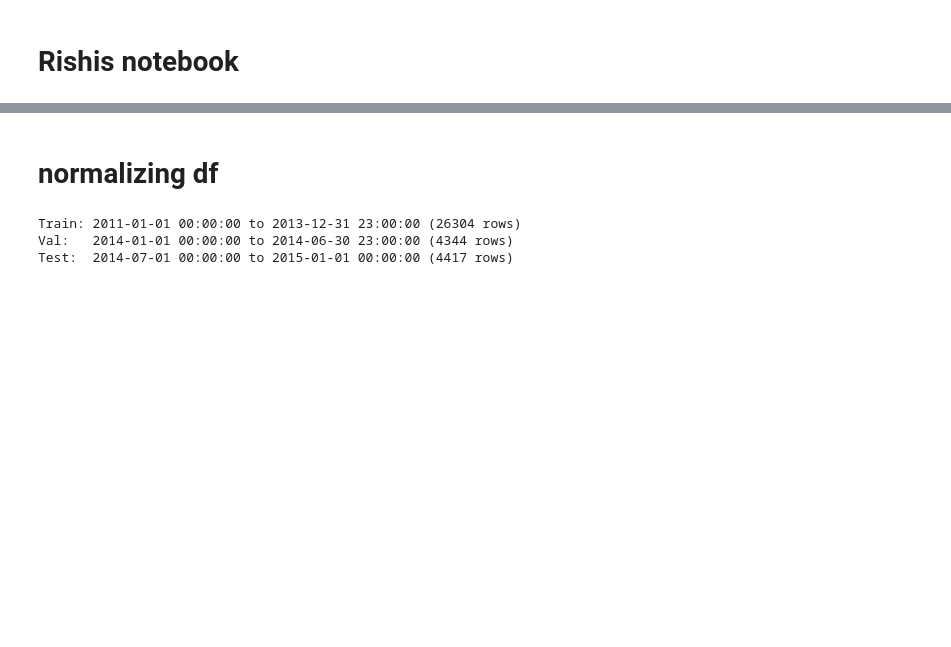
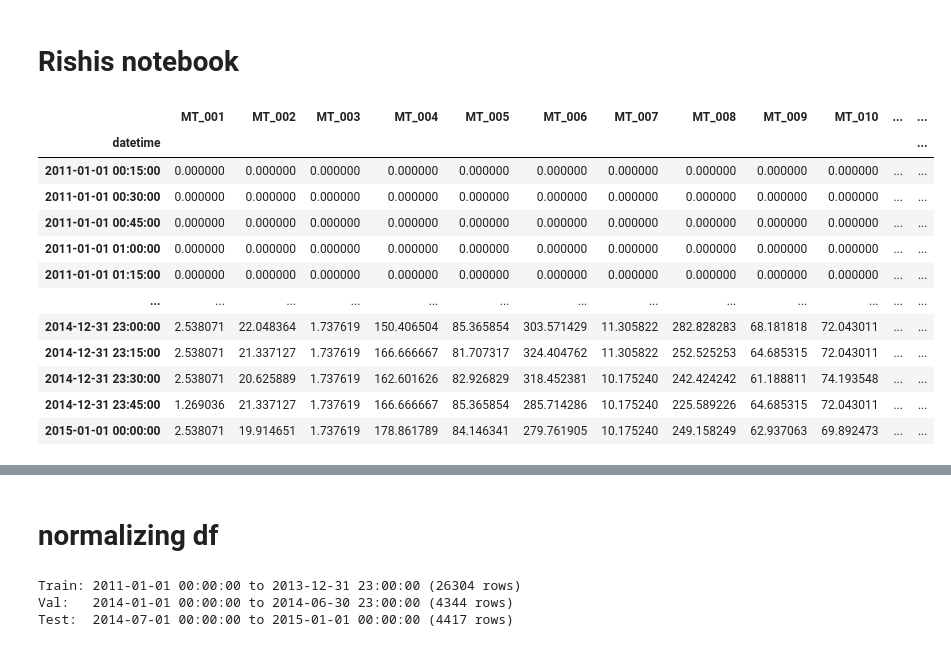
Before and after one commit to aver81/deep_learning_project, a Jupyter notebook: experimentation/transformers.ipynb, the cells around one changed output, grey strips where cells are left out. Drawn from its saved outputs; the diff is of its cells as text; code cells hidden in the pictures; blank space fills up the shorter version.

```diff
--- a/experimentation/transformers.ipynb
+++ b/experimentation/transformers.ipynb
@@ -12,47 +14,43 @@ import math
 # %% [markdown]
 # Rishis notebook
 # %%
-df = pd.read_csv(
-    "LD2011_2014.txt",
-    sep=";",              # delimiter
-    decimal=",",          # VERY IMPORTANT
-    parse_dates=[0],      # first column = datetime
-    quotechar='"'         # handles quotes
-)
-df.head()
-df.rename(columns={df.columns[0]: "datetime"}, inplace=True)
-df.set_index("datetime", inplace=True)
-df.isna().sum()[0]==1
-df.columns
-df["total_load"] = df.sum(axis=1)
-df_hourly = df["total_load"].resample("H").sum().to_frame()
-df_hourly.head()
-# If df_hourly is a Series, convert it to a DataFrame first
-if isinstance(df_hourly, pd.Series):
-    df_hourly = df_hourly.to_frame(name="total_load")
+def load_electricity_data():
+  # Step 1: Download zip
+  url = "https://archive.ics.uci.edu/static/public/321/electricityloaddiagrams20112014.zip"
+  response = requests.get(url)
 
-# Make sure index is datetime
-df_hourly.index = pd.to_datetime(df_hourly.index)
+  # Step 2: Extract zip in memory
+  z = zipfile.ZipFile(io.BytesIO(response.content))
 
-# Create a copy so original stays untouched
-df_features = df_hourly.copy()
+  # Step 3: Read the txt file inside zip
+  file_name = z.namelist()[0]   # should be LD2011_2014.txt
 
-# Basic calendar/time features
-df_features["hour_of_day"] = df_features.index.hour
-df_features["day_of_week"] = df_features.index.dayofweek   # Monday=0, Sunday=6
-df_features["is_weekend"] = (df_features["day_of_week"] >= 5).astype(int)
-df_features["month"] = df_features.index.month
+  df = pd.read_csv(
+      z.open(file_name),
+      sep=";",
+      decimal=",",
+      parse_dates=[0],
+      quotechar='"'
+  )
 
-# Optional cyclical encoding
-df_features["hour_sin"] = np.sin(2 * np.pi * df_features["hour_of_day"] / 24)
-df_features["hour_cos"] = np.cos(2 * np.pi * df_features["hour_of_day"] / 24)
+  # Step 4: Fix datetime column
+  df.rename(columns={df.columns[0]: "datetime"}, inplace=True)
+  df.set_index("datetime", inplace=True)
+  return df
 
-df_features["dayofweek_sin"] = np.sin(2 * np.pi * df_features["day_of_week"] / 7)
-df_features["dayofweek_cos"] = np.cos(2 * np.pi * df_features["day_of_week"] / 7)
-
-df_features["month_sin"] = np.sin(2 * np.pi * (df_features["month"] - 1) / 12)
-df_features["month_cos"] = np.cos(2 * np.pi * (df_features["month"] - 1) / 12)
-
-print(df_features.head())
-print(df_features.columns)
+df = load_electricity_data()
+df
 # %% [output]
+|  | MT_001 | MT_002 | MT_003 | MT_004 | MT_005 | MT_006 | MT_007 | MT_008 | MT_009 | MT_010 | ... | ... |
+| datetime |  |  |  |  |  |  |  |  |  |  |  | ... |
+| 2011-01-01 00:15:00 | 0.000000 | 0.000000 | 0.000000 | 0.000000 | 0.000000 | 0.000000 | 0.000000 | 0.000000 | 0.000000 | 0.000000 | ... | ... |
+| 2011-01-01 00:30:00 | 0.000000 | 0.000000 | 0.000000 | 0.000000 | 0.000000 | 0.000000 | 0.000000 | 0.000000 | 0.000000 | 0.000000 | ... | ... |
+| 2011-01-01 00:45:00 | 0.000000 | 0.000000 | 0.000000 | 0.000000 | 0.000000 | 0.000000 | 0.000000 | 0.000000 | 0.000000 | 0.000000 | ... | ... |
+| 2011-01-01 01:00:00 | 0.000000 | 0.000000 | 0.000000 | 0.000000 | 0.000000 | 0.000000 | 0.000000 | 0.000000 | 0.000000 | 0.000000 | ... | ... |
+| 2011-01-01 01:15:00 | 0.000000 | 0.000000 | 0.000000 | 0.000000 | 0.000000 | 0.000000 | 0.000000 | 0.000000 | 0.000000 | 0.000000 | ... | ... |
+| ... | ... | ... | ... | ... | ... | ... | ... | ... | ... | ... | ... | ... |
+| 2014-12-31 23:00:00 | 2.538071 | 22.048364 | 1.737619 | 150.406504 | 85.365854 | 303.571429 | 11.305822 | 282.828283 | 68.181818 | 72.043011 | ... | ... |
+| 2014-12-31 23:15:00 | 2.538071 | 21.337127 | 1.737619 | 166.666667 | 81.707317 | 324.404762 | 11.305822 | 252.525253 | 64.685315 | 72.043011 | ... | ... |
+| 2014-12-31 23:30:00 | 2.538071 | 20.625889 | 1.737619 | 162.601626 | 82.926829 | 318.452381 | 10.175240 | 242.424242 | 61.188811 | 74.193548 | ... | ... |
+| 2014-12-31 23:45:00 | 1.269036 | 21.337127 | 1.737619 | 166.666667 | 85.365854 | 285.714286 | 10.175240 | 225.589226 | 64.685315 | 72.043011 | ... | ... |
+| 2015-01-01 00:00:00 | 2.538071 | 19.914651 | 1.737619 | 178.861789 | 84.146341 | 279.761905 | 10.175240 | 249.158249 | 62.937063 | 69.892473 | ... | ... |
```
Also changed, not shown: parts of 12 cells of this notebook.
